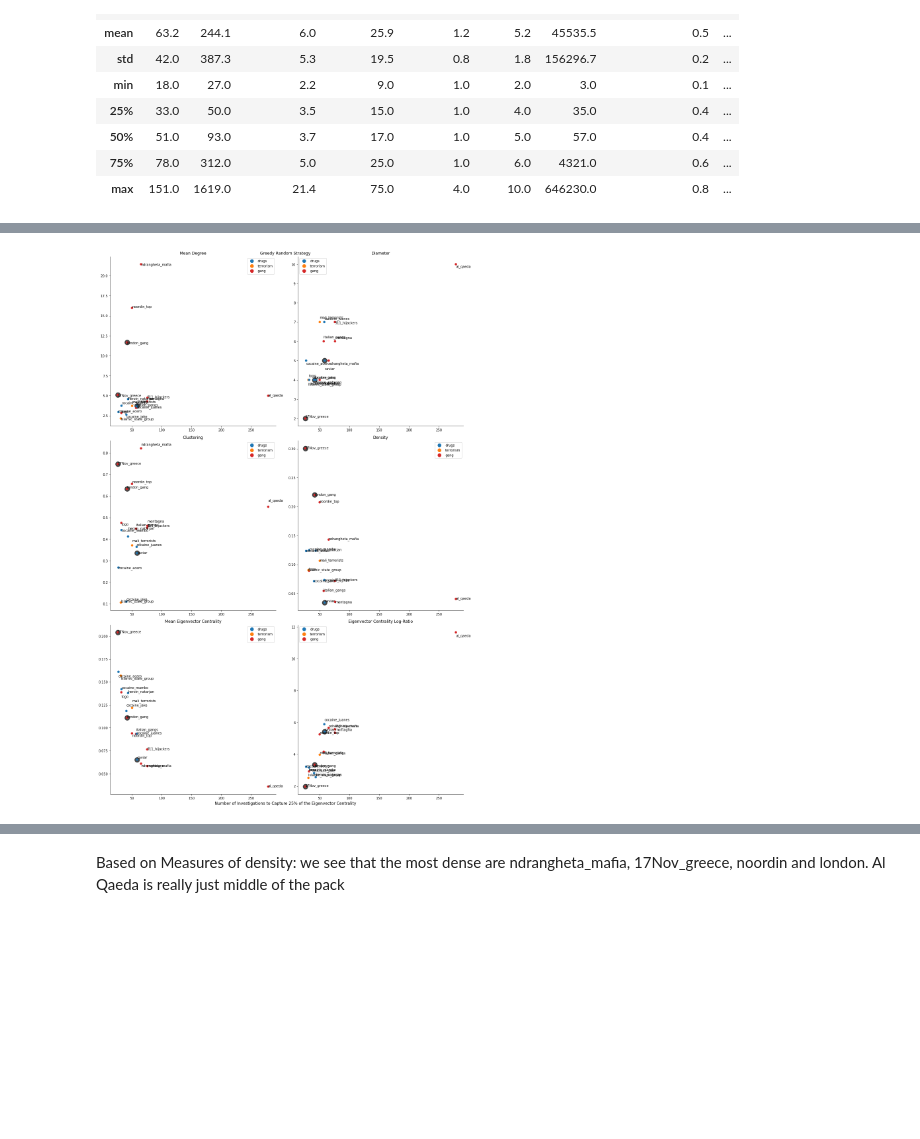
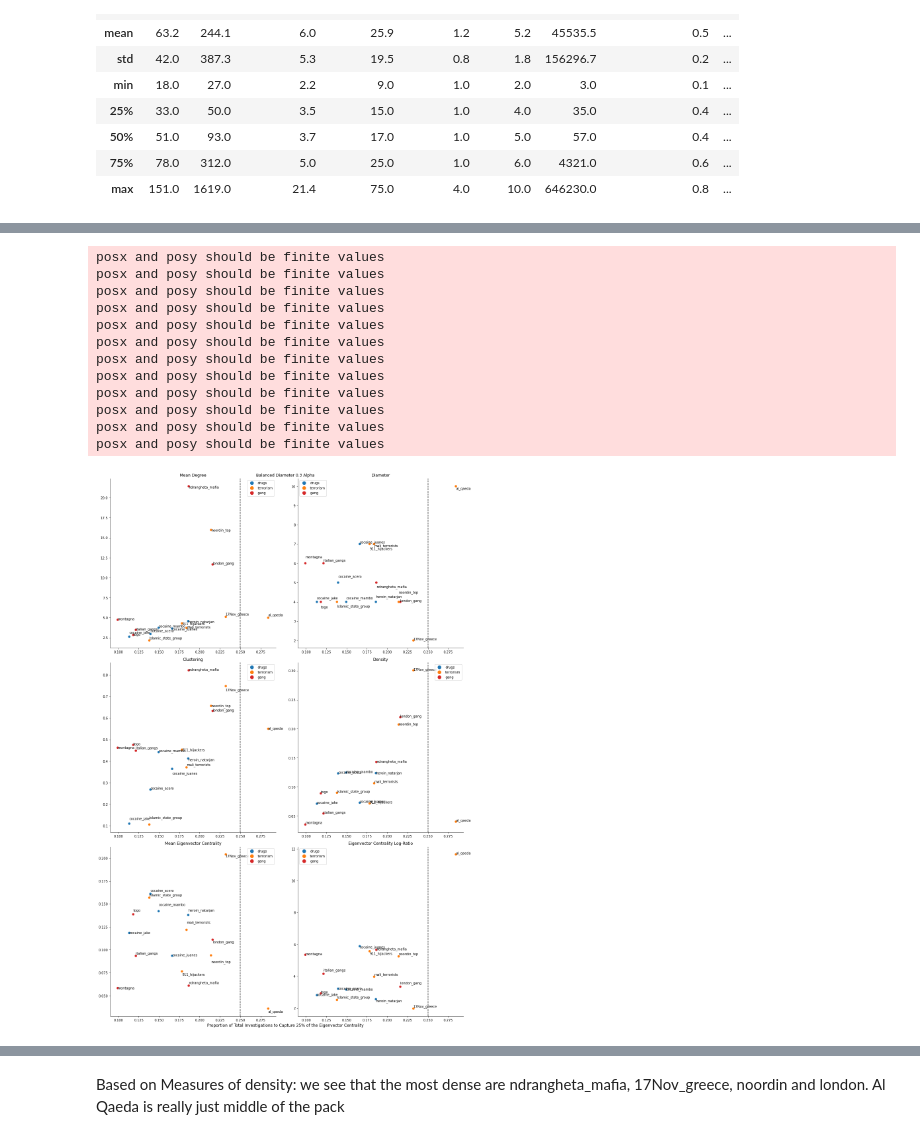
Before and after one commit to clinton0313/network_analysis, a Jupyter notebook: final_project/code/results.ipynb, the cells around one changed output, grey strips where cells are left out. Cells and saved outputs as stored; diff of their text form; code cells hidden in the pictures; blank space fills up the shorter version.

Commit message:
Recomputed new eigen measures and figures

```diff
--- a/final_project/code/results.ipynb
+++ b/final_project/code/results.ipynb
@@ -43,10 +44,14 @@ results = (
     results
     .loc[:, [col for col in results.columns if "0.25" in col or "1.0" in col]]
     .unstack(0)
-    .loc[:, lambda df: df.columns.get_level_values(1).isin(strategies)]
+    .loc[:, lambda df: df.columns.get_level_values(1).isin(all_strategies)]
 )
 results.columns = results.columns.to_flat_index()
 results.columns = [f"{x[0]}_{x[1]}" for x in results.columns]
 results = results.reset_index().rename({"group": "name"}, axis=1).set_index("name")
+
+for strategy in all_strategies:
+    results[strategy] = results[f"eigen_proportion_0.25_{strategy}"]/results[f"eigen_proportion_1.0_{strategy}"]
+
 results
 # %% [output]
@@ -80,7 +85,7 @@ summaries["eig_cent_logratio"] = np.log(summaries["eig_cent_ratio"])
 summaries["degree_range"] = summaries.degree_max - summaries.degree_min
 summaries["degree_ratio"] = summaries.degree_max / summaries.degree_min
 summaries = summaries.drop(index=6)
-summaries = summaries.assign(network_type = [2, 1, 2, 1, 0, 2, 0, 0, 2, 0, 2, 2, 0, 0, 2, 2, 2])
+summaries = summaries.assign(network_type = [2, 1, 2, 1, 0, 2, 0, 0, 1, 0, 1, 1, 0, 0, 1, 2, 2])
 network_type_labels = {0: "drugs", 1: "terrorism", 2: "gang"}
 color_dict = {0: "tab:blue", 1: "tab:orange", 2: "tab:red"}
 network_colors = summaries["network_type"].apply(lambda x: color_dict[x]).tolist()
@@ -121,13 +126,14 @@ def labelled_scatter(
     if ax == None:
         fig, ax = plt.subplots(figsize=(14, 14))
 
-    ax.scatter(data.loc[highlights, xlabel], data.loc[highlights, ylabel], s=15**2, alpha=0.7, color="black")
+    ax.scatter(data.loc[highlights, xlabel], data.loc[highlights, ylabel], s=11**2, alpha=0.8, color="tab:purple")
     ax.scatter(xlabel, ylabel, data=data, c=colors)
     for i in data.index:
         ax.text(x=data.loc[i, xlabel] + add_jitter(xjitter), y=data.loc[i, ylabel] + add_jitter(yjitter), s=i)
     for spine in ["top", "right"]:
         ax.spines[spine].set_visible(False)
 
+    ax.axvline(0.25, linestyle="dashed", color="black", alpha=0.8)
     ax.legend(legend_handles, legend_labels)
     ax.set_title(title)
 
@@ -185,14 +209,26 @@ def strategy_results_summary(xlabel, ylabels, titles, yjitters, highlights=[], f
 # %%
 eigen_greedy_fig = strategy_results_summary(
-    "eigen_proportion_0.25_greedy_random",
+    "true_eigen_proportion",
     ylabels,
     titles,
     yjitters = [0.2, 0.2, 0.01, 0.001, 0.004, 0.1],
-    highlights=highlights,
-    figtitle="Greedy Random Strategy",
-    figxlabel="Number of Investigations to Capture 25% of the Eigenvector Centrality"
+    highlights=[],
+    figtitle="Balanced Diameter 0.3 Alpha",
+    figxlabel="Proportion of Total Investigations to Capture 25% of the Eigenvector Centrality"
 )
 # %% [output]
+posx and posy should be finite values
+posx and posy should be finite values
+posx and posy should be finite values
+posx and posy should be finite values
+posx and posy should be finite values
+posx and posy should be finite values
+posx and posy should be finite values
+posx and posy should be finite values
+posx and posy should be finite values
+posx and posy should be finite values
+posx and posy should be finite values
+posx and posy should be finite values
-[figure, old version]
+[figure, new version]
 # %%
 caught_greedy_fig = strategy_results_summary(
```
Also changed, not shown: parts of 7 cells of this notebook, 8 other files.
